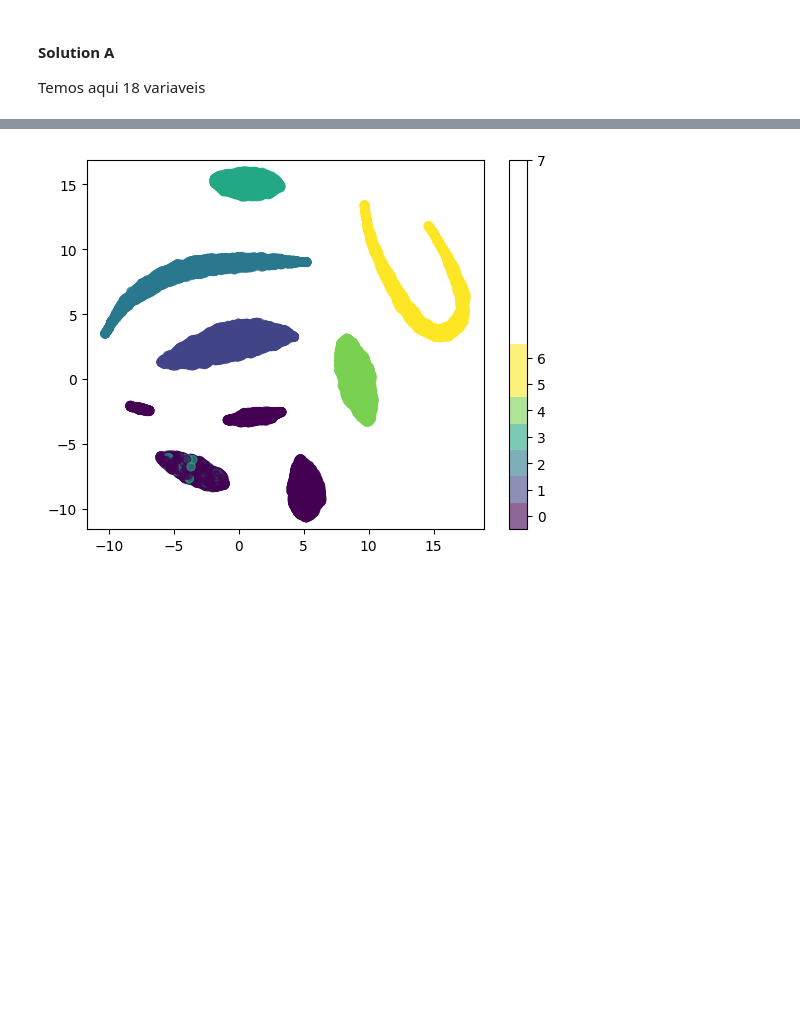
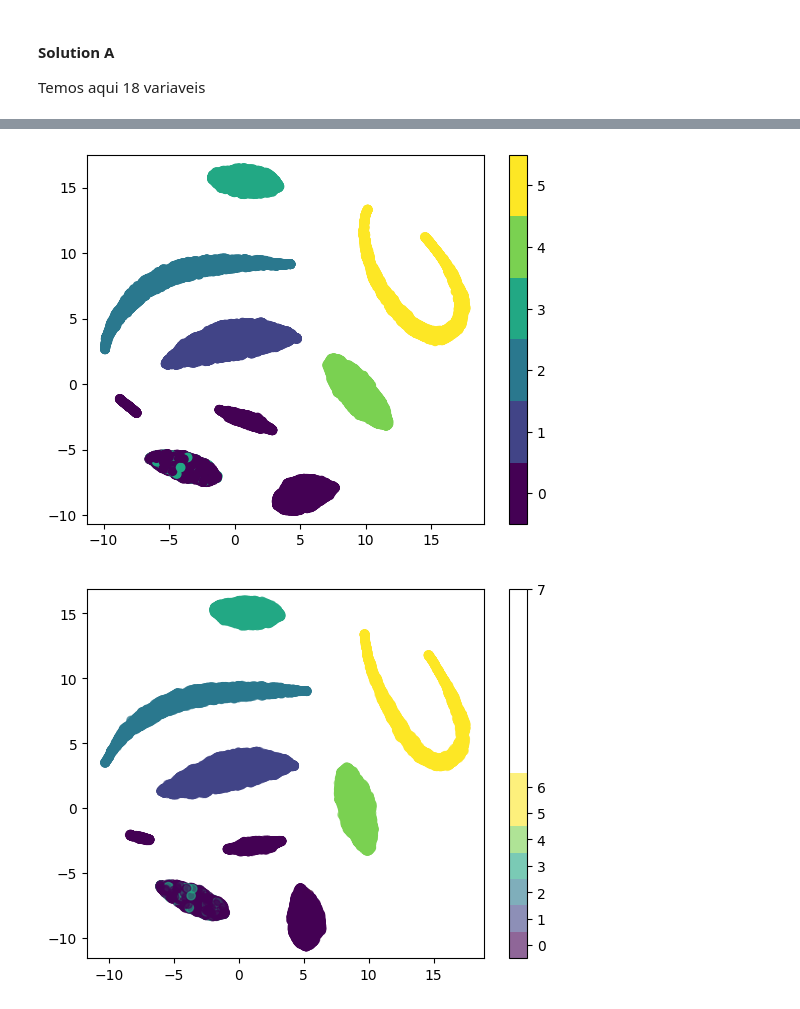
Before and after one commit to shaulleo/ProjetoML, a Jupyter notebook: test k means new sol.ipynb, the cells around one changed output, grey strips where cells are left out. Drawn from its saved outputs; the diff is of its cells as text; code cells hidden in the pictures; blank space fills up the shorter version.

```diff
--- a/test k means new sol.ipynb
+++ b/test k means new sol.ipynb
@@ -66,6 +66,30 @@ Functions.plot_inertia(scaled_data[fit_variablesA], 25, 5)
 # %%
 kmeans_sol_new = KMeans(n_clusters=6, random_state=0).fit(scaled_data[fit_variablesA])
 individuals['cluster_kmeans_new'] =  kmeans_sol_new.predict(scaled_data[fit_variablesA])
+# %%
+def umap_plot(df: pd.DataFrame, cluster_col: str) -> None:
+    reducer = umap.UMAP(random_state=42)
+    labels = df[cluster_col].values
+    n_clusters = df[cluster_col].nunique()
+
+    embedding = reducer.fit_transform(df)
+
+    # Create a colormap with a varying number of colors based on the number of clusters
+    cmap = plt.cm.get_cmap('viridis', n_clusters)
+
+    plt.scatter(embedding[:, 0], embedding[:, 1], c=labels, cmap=cmap)
+    plt.gca().set_aspect('equal', 'datalim')
+
+    # Adjust the colorbar to match the number of clusters
+    bounds = np.arange(n_clusters + 1) - 0.5
+    ticks = np.arange(n_clusters)
+    plt.colorbar(boundaries=bounds, ticks=ticks)
+
+    plt.show()
+# %%
+umap_plot(individuals.drop(['customer_name', 'region'], axis=1), 'cluster_kmeans_new')
+# %% [output]
+[figure, added]
 # %%
 reducer = umap.UMAP(random_state=42)
 labels_new = individuals['cluster_kmeans_new'].values
```
Also changed, not shown: parts of 3 cells of this notebook, 3 other files.
